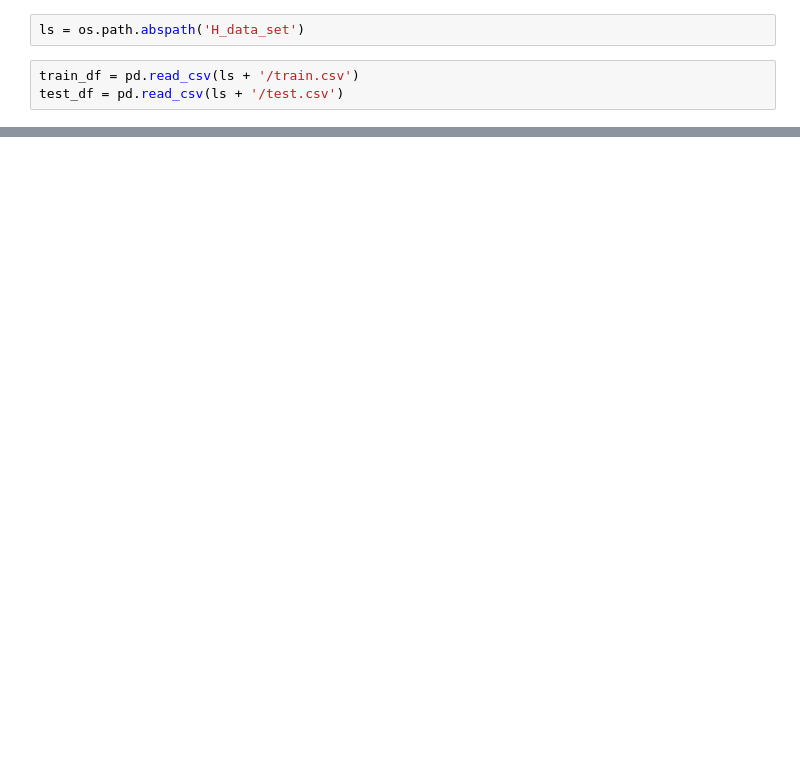
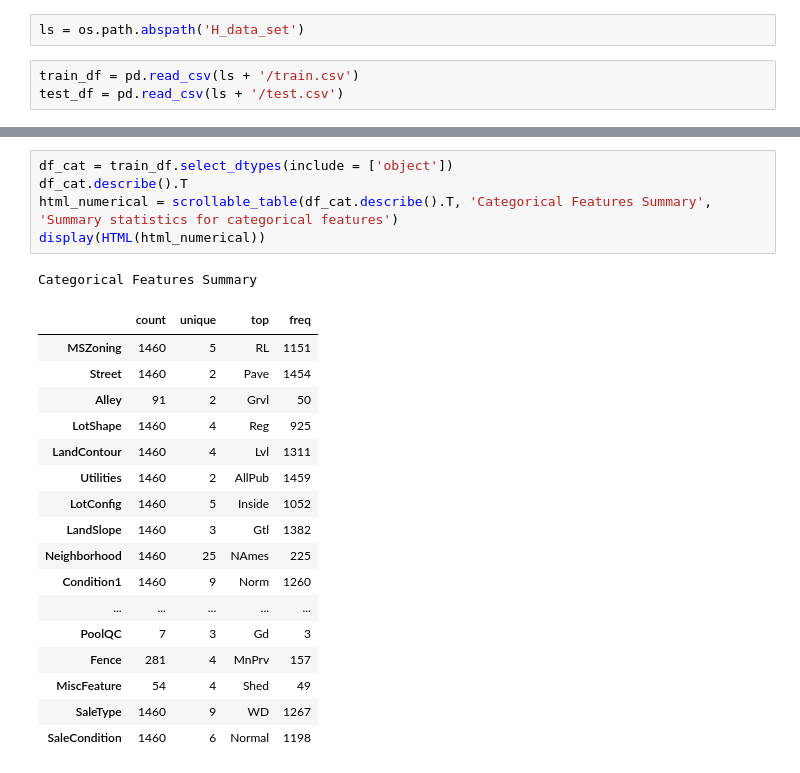
Before and after one commit to forSplinter/Data_Learn, a Jupyter notebook: House_Price_ML/House_price.ipynb, the cells around one changed output, grey strips where cells are left out. Drawn from its saved outputs; the diff is of its cells as text; blank space fills up the shorter version.

```diff
--- a/House_Price_ML/House_price.ipynb
+++ b/House_Price_ML/House_price.ipynb
@@ -34,0 +67,24 @@ NameError: name 'train_df' is not defined
+# %%
+df_cat = train_df.select_dtypes(include = ['object'])
+df_cat.describe().T
+html_numerical = scrollable_table(df_cat.describe().T, 'Categorical Features Summary', 'Summary statistics for categorical features')
+display(HTML(html_numerical))
+# %% [output]
+Categorical Features Summary
+|  | count | unique | top | freq |
+| MSZoning | 1460 | 5 | RL | 1151 |
+| Street | 1460 | 2 | Pave | 1454 |
+| Alley | 91 | 2 | Grvl | 50 |
+| LotShape | 1460 | 4 | Reg | 925 |
+| LandContour | 1460 | 4 | Lvl | 1311 |
+| Utilities | 1460 | 2 | AllPub | 1459 |
+| LotConfig | 1460 | 5 | Inside | 1052 |
+| LandSlope | 1460 | 3 | Gtl | 1382 |
+| Neighborhood | 1460 | 25 | NAmes | 225 |
+| Condition1 | 1460 | 9 | Norm | 1260 |
+| ... | ... | ... | ... | ... |
+| PoolQC | 7 | 3 | Gd | 3 |
+| Fence | 281 | 4 | MnPrv | 157 |
+| MiscFeature | 54 | 4 | Shed | 49 |
+| SaleType | 1460 | 9 | WD | 1267 |
+| SaleCondition | 1460 | 6 | Normal | 1198 |
```
Also changed, not shown: parts of 9 cells of this notebook.
